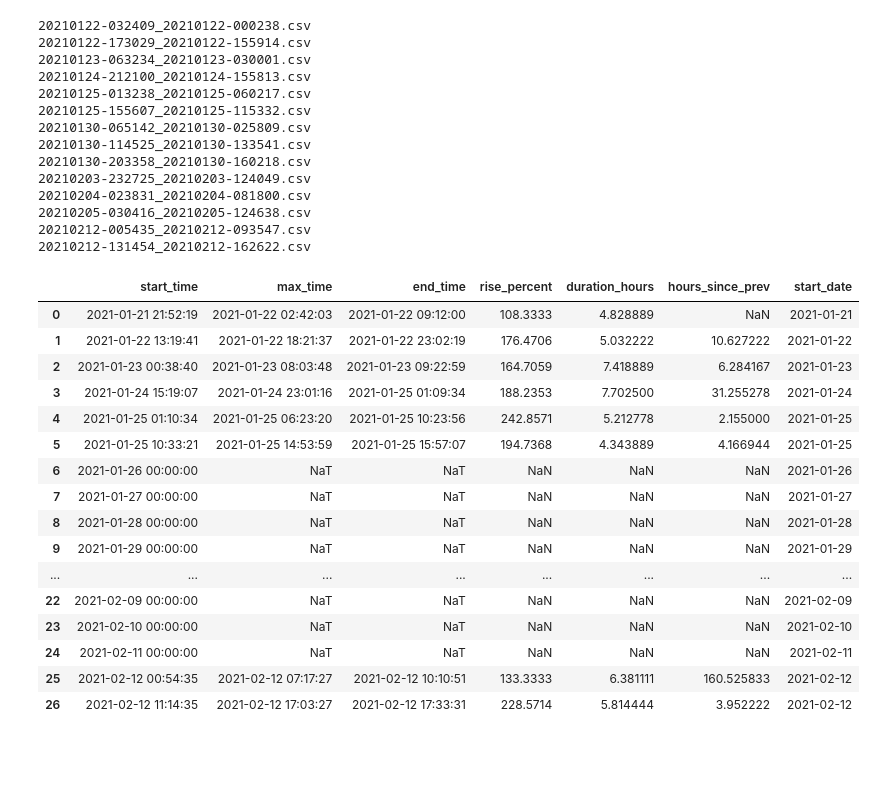
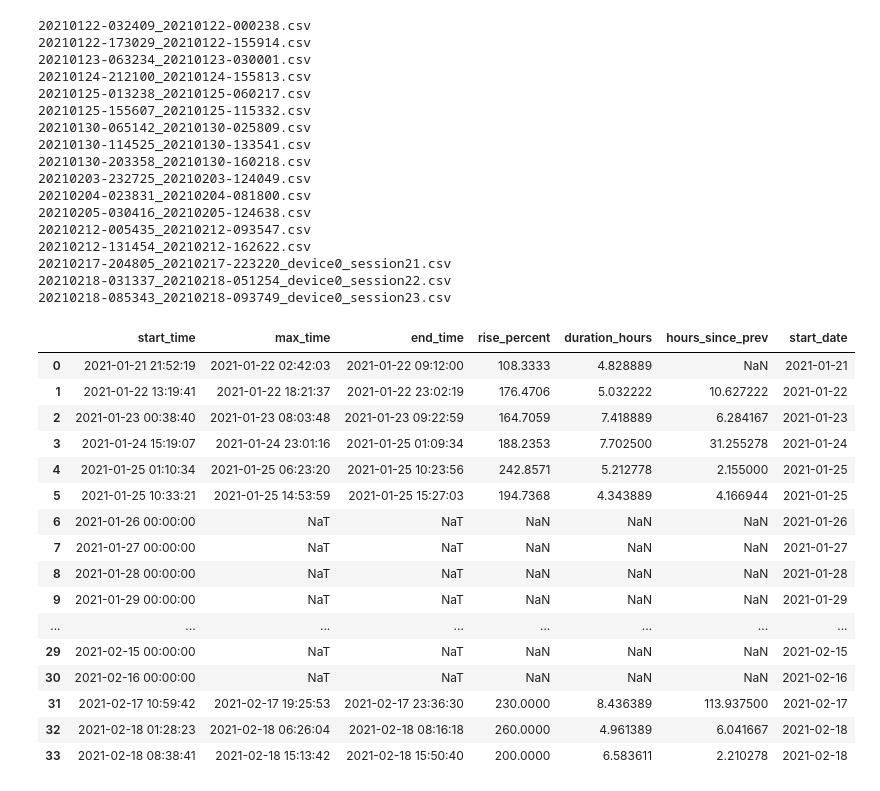
Before and after one commit to justinmklam/iot-sourdough-starter-monitor, a Jupyter notebook: data/analysis.ipynb, the cells around one changed output. Cells and saved outputs as stored; diff of their text form; code cells hidden in the pictures; blank space fills up the shorter version.

```diff
--- a/data/analysis.ipynb
+++ b/data/analysis.ipynb
@@ -60,48 +58,55 @@ dates = [
     "2021-02-09",
     "2021-02-10",
     "2021-02-11",
+    "2021-02-13",
+    "2021-02-14",
+    "2021-02-15",
+    "2021-02-16",
 ]
 
 for date in dates:
     d.append({
         "start_time": pd.to_datetime(date),
     })
 
 df_out = pd.DataFrame(d).sort_values(by=["start_time"], ignore_index=True)
 df_out["start_date"] = df_out["start_time"].dt.date
 # df_out = df_out.set_index("start_date")
 
 df_out
 # %% [output]
 20210122-032409_20210122-000238.csv
 20210122-173029_20210122-155914.csv
 20210123-063234_20210123-030001.csv
 20210124-212100_20210124-155813.csv
 20210125-013238_20210125-060217.csv
 20210125-155607_20210125-115332.csv
 20210130-065142_20210130-025809.csv
 20210130-114525_20210130-133541.csv
 20210130-203358_20210130-160218.csv
 20210203-232725_20210203-124049.csv
 20210204-023831_20210204-081800.csv
 20210205-030416_20210205-124638.csv
 20210212-005435_20210212-093547.csv
 20210212-131454_20210212-162622.csv
+20210217-204805_20210217-223220_device0_session21.csv
+20210218-031337_20210218-051254_device0_session22.csv
+20210218-085343_20210218-093749_device0_session23.csv
 |  | start_time | max_time | end_time | rise_percent | duration_hours | hours_since_prev | start_date |
 | 0 | 2021-01-21 21:52:19 | 2021-01-22 02:42:03 | 2021-01-22 09:12:00 | 108.3333 | 4.828889 | NaN | 2021-01-21 |
 | 1 | 2021-01-22 13:19:41 | 2021-01-22 18:21:37 | 2021-01-22 23:02:19 | 176.4706 | 5.032222 | 10.627222 | 2021-01-22 |
 | 2 | 2021-01-23 00:38:40 | 2021-01-23 08:03:48 | 2021-01-23 09:22:59 | 164.7059 | 7.418889 | 6.284167 | 2021-01-23 |
 | 3 | 2021-01-24 15:19:07 | 2021-01-24 23:01:16 | 2021-01-25 01:09:34 | 188.2353 | 7.702500 | 31.255278 | 2021-01-24 |
 | 4 | 2021-01-25 01:10:34 | 2021-01-25 06:23:20 | 2021-01-25 10:23:56 | 242.8571 | 5.212778 | 2.155000 | 2021-01-25 |
-| 5 | 2021-01-25 10:33:21 | 2021-01-25 14:53:59 | 2021-01-25 15:57:07 | 194.7368 | 4.343889 | 4.166944 | 2021-01-25 |
+| 5 | 2021-01-25 10:33:21 | 2021-01-25 14:53:59 | 2021-01-25 15:27:03 | 194.7368 | 4.343889 | 4.166944 | 2021-01-25 |
 | 6 | 2021-01-26 00:00:00 | NaT | NaT | NaN | NaN | NaN | 2021-01-26 |
 | 7 | 2021-01-27 00:00:00 | NaT | NaT | NaN | NaN | NaN | 2021-01-27 |
 | 8 | 2021-01-28 00:00:00 | NaT | NaT | NaN | NaN | NaN | 2021-01-28 |
 | 9 | 2021-01-29 00:00:00 | NaT | NaT | NaN | NaN | NaN | 2021-01-29 |
 | ... | ... | ... | ... | ... | ... | ... | ... |
-| 22 | 2021-02-09 00:00:00 | NaT | NaT | NaN | NaN | NaN | 2021-02-09 |
-| 23 | 2021-02-10 00:00:00 | NaT | NaT | NaN | NaN | NaN | 2021-02-10 |
-| 24 | 2021-02-11 00:00:00 | NaT | NaT | NaN | NaN | NaN | 2021-02-11 |
-| 25 | 2021-02-12 00:54:35 | 2021-02-12 07:17:27 | 2021-02-12 10:10:51 | 133.3333 | 6.381111 | 160.525833 | 2021-02-12 |
-| 26 | 2021-02-12 11:14:35 | 2021-02-12 17:03:27 | 2021-02-12 17:33:31 | 228.5714 | 5.814444 | 3.952222 | 2021-02-12 |
+| 29 | 2021-02-15 00:00:00 | NaT | NaT | NaN | NaN | NaN | 2021-02-15 |
+| 30 | 2021-02-16 00:00:00 | NaT | NaT | NaN | NaN | NaN | 2021-02-16 |
+| 31 | 2021-02-17 10:59:42 | 2021-02-17 19:25:53 | 2021-02-17 23:36:30 | 230.0000 | 8.436389 | 113.937500 | 2021-02-17 |
+| 32 | 2021-02-18 01:28:23 | 2021-02-18 06:26:04 | 2021-02-18 08:16:18 | 260.0000 | 4.961389 | 6.041667 | 2021-02-18 |
+| 33 | 2021-02-18 08:38:41 | 2021-02-18 15:13:42 | 2021-02-18 15:50:40 | 200.0000 | 6.583611 | 2.210278 | 2021-02-18 |
 # %%
```
Also changed, not shown: parts of 4 cells of this notebook.
